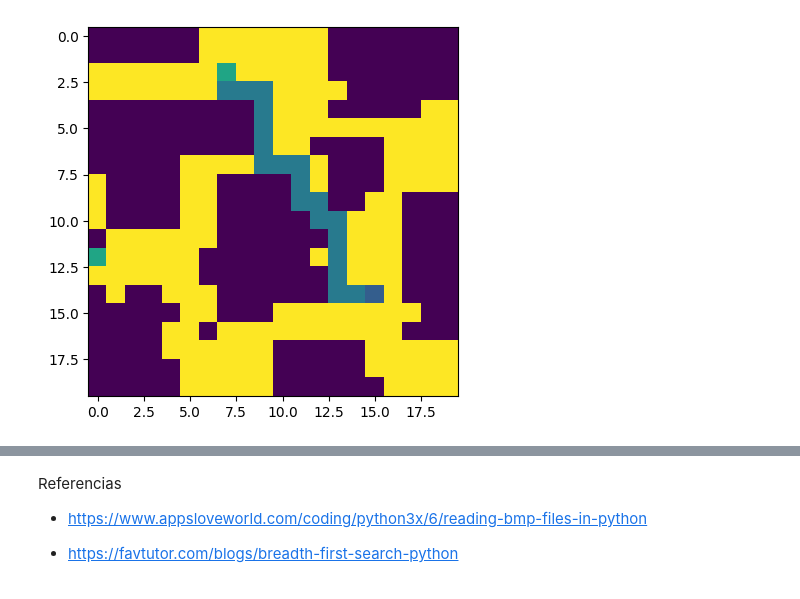
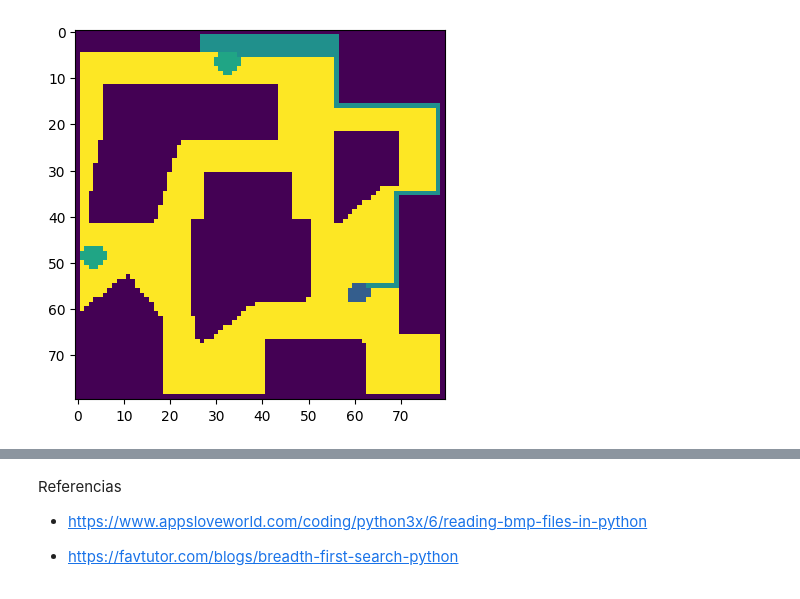
Before and after one commit to AndresQuinto5/IA_LAB5, a Jupyter notebook: IA_LAB5.ipynb, the cells around one changed output, grey strips where cells are left out. Drawn from its saved outputs; the diff is of its cells as text; code cells hidden in the pictures.

Commit message:
[ADD] DFS Algorithm, black borders on canvas & discretization path

```diff
--- a/IA_LAB5.ipynb
+++ b/IA_LAB5.ipynb
@@ -270,15 +412,15 @@ plt.show()
 # %%
 reader = Readbmp("content/Test2.bmp")
 writer = Writebmp()
-reader.resultPath()
+reader.find_and_paint_path_dfs()
 writer.writebmp("results/result2.bmp", reader.fraction, reader.fraction, reader.matrix)
 
-img= Image.open('result2.bmp')
+img= Image.open('results/result2.bmp')
 result2 = img.convert(mode="L")
 plt.imshow(result2)
 plt.show()
 # %% [output]
-[figure, old version]
+[figure, new version]
 # %% [markdown]
 ![Test2](content/Test2.bmp)
 # %% [markdown]
```
Also changed, not shown: parts of 6 cells of this notebook, 3 other files.
